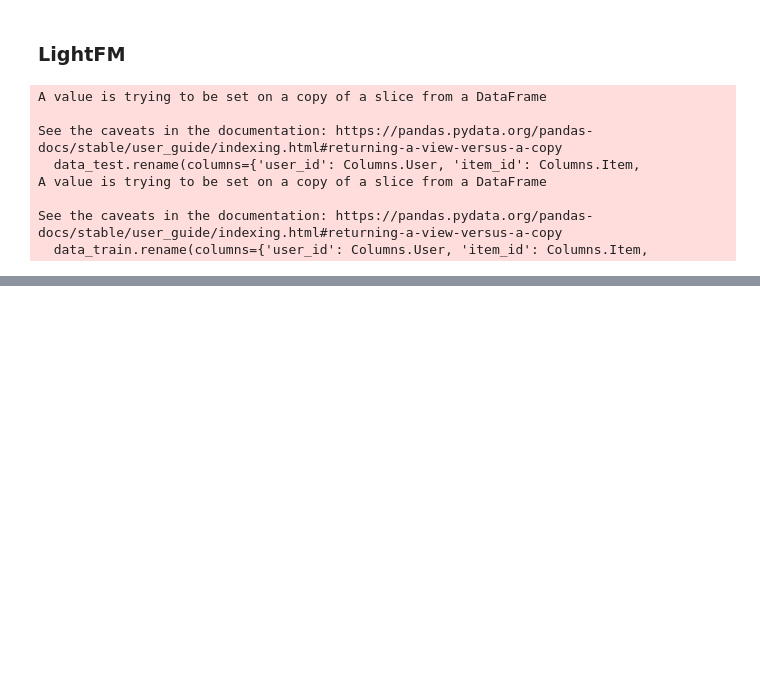
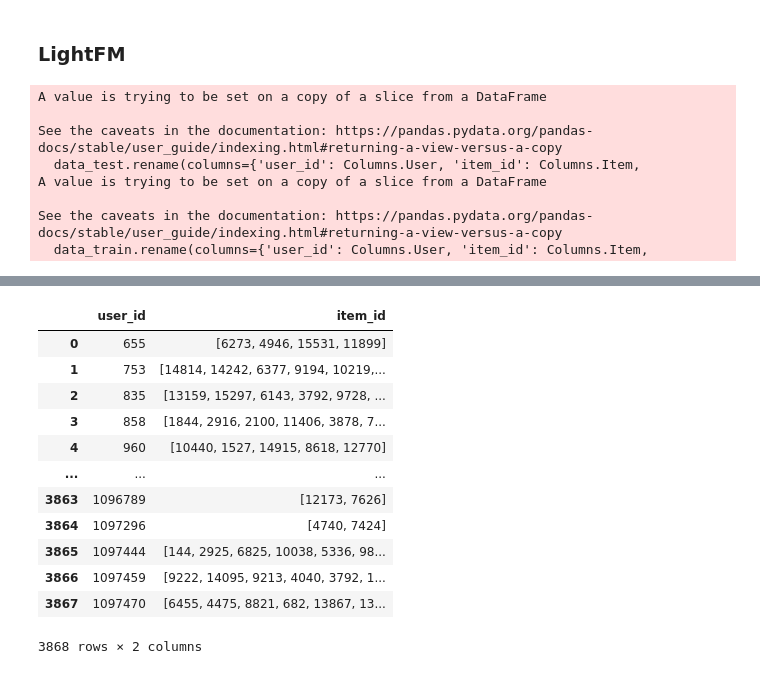
Before and after one commit to Ksenia869/RecSys, a Jupyter notebook: final.ipynb, the cells around one changed output, grey strips where cells are left out. Drawn from its saved outputs; the diff is of its cells as text; code cells hidden in the pictures; blank space fills up the shorter version.

```diff
--- a/final.ipynb
+++ b/final.ipynb
@@ -870,0 +869,18 @@ map_k = 0.05339753533264395
+# %%
+data_train_group = data_train.groupby(data_train['user_id'])['item_id'].unique().reset_index()
+data_train_group.columns = ['user_id', 'item_id']
+data_train_group
+# %% [output]
+|  | user_id | item_id |
+| 0 | 655 | [6273, 4946, 15531, 11899] |
+| 1 | 753 | [14814, 14242, 6377, 9194, 10219,... |
+| 2 | 835 | [13159, 15297, 6143, 3792, 9728, ... |
+| 3 | 858 | [1844, 2916, 2100, 11406, 3878, 7... |
+| 4 | 960 | [10440, 1527, 14915, 8618, 12770] |
+| ... | ... | ... |
+| 3863 | 1096789 | [12173, 7626] |
+| 3864 | 1097296 | [4740, 7424] |
+| 3865 | 1097444 | [144, 2925, 6825, 10038, 5336, 98... |
+| 3866 | 1097459 | [9222, 14095, 9213, 4040, 3792, 1... |
+| 3867 | 1097470 | [6455, 4475, 8821, 682, 13867, 13... |
+3868 rows × 2 columns
```
Also changed, not shown: parts of 13 cells of this notebook.
